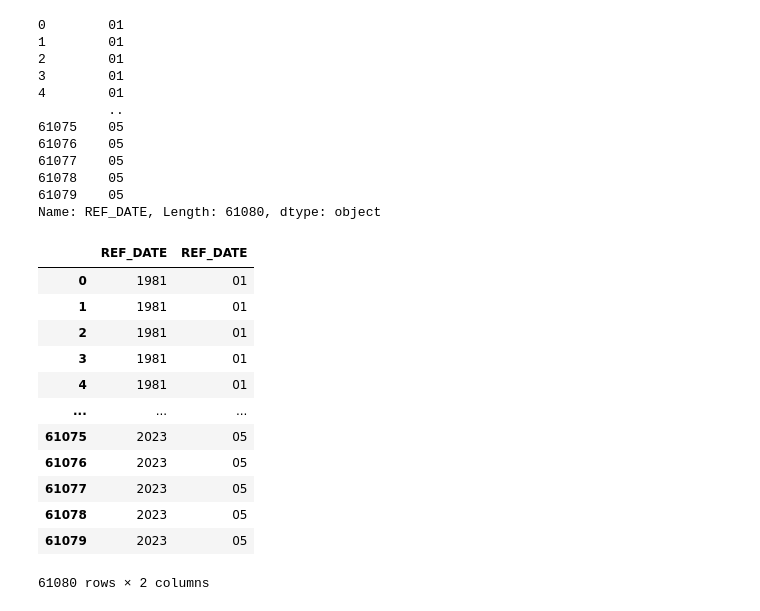
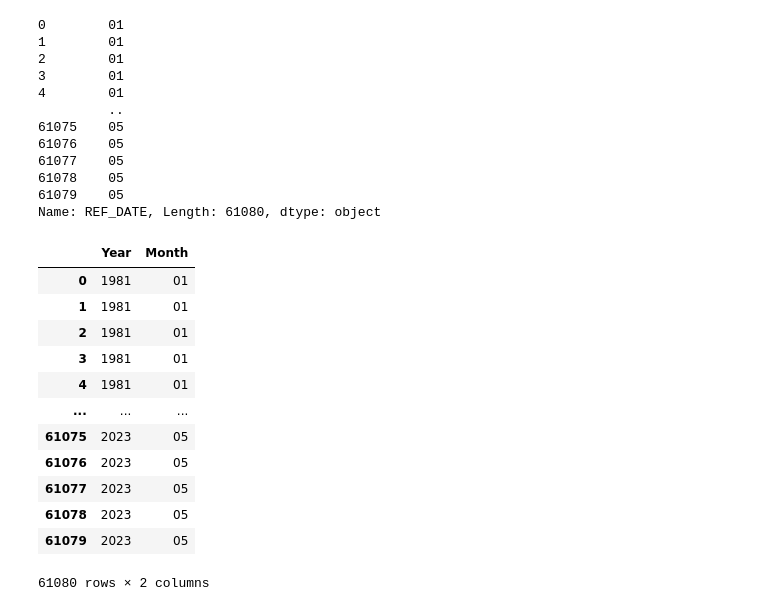
Before and after one commit to Ao-27/Project1_Group1_HousingMarket, a Jupyter notebook: group1_housing_solution.ipynb, the cells around one changed output. Cells and saved outputs as stored; diff of their text form; code cells hidden in the pictures.

```diff
--- a/group1_housing_solution.ipynb
+++ b/group1_housing_solution.ipynb
@@ -9,8 +9,8 @@ import pandas as pd
 Main_csv_path = Path("Resources/18100205.csv")
 Metadata_csv_path = Path("Resources/18100205_MetaData.csv")
 
-Main_StatsCan_IndexDF = pd.read_csv(Main_csv_path, encoding="UTF-8")
-Metadata_DF = pd.read_csv(Metadata_csv_path, encoding="UTF-8")
+Main_StatsCan_IndexDF = pd.read_csv(Main_csv_path, encoding="UTF-8-Sig")
+Metadata_DF = pd.read_csv(Metadata_csv_path, encoding="UTF-8-Sig")
 
 Main_StatsCan_IndexDF.tail()
 # %% [output]
@@ -30,6 +30,12 @@ Metadata_DF.head()
 | 2 | New housing price indexes | NaN | NaN | NaN | NaN | NaN | NaN | ... |
 | Dimension ID | Member Name | Classification Code | Member ID | Parent Member ID | Terminated | Member Notes | Member Definitions | ... |
 # %%
+# Select necessary columns for initial data cleaning processes.
+
 reduced_main_df = Main_StatsCan_IndexDF[["REF_DATE","GEO","New housing price indexes","UOM","VALUE","STATUS","DECIMALS"]]
-reduced_main_df.head()
+#reduced_main_df.head()
+
+reduced_main_df.columns.values[2] = "NewHousePrice_Index_Type" #Replaced column name of "New housing price indexes".
+
+reduced_main_df.tail()
 # %% [output]
@@ -103,9 +117,9 @@ Manual_Merge
 Orig_Year_series = pd.Series(reduced_main_df["REF_DATE"])
 Year_Split = Orig_Year_series.str.split('-')
 
-Year = Year_Split.str.get(0) #access the first element for eventual "column1"
+Row_Year = Year_Split.str.get(0) #access the first element for eventual "column1"
 
-Year
+Row_Year
 # %% [output]
 0        1981
 1        1981
@@ -120,9 +134,9 @@ Year
 61079    2023
 Name: REF_DATE, Length: 61080, dtype: object
 # %%
-Month = Year_Split.str.get(1) #access the first element for eventual "column1"
+Row_Month = Year_Split.str.get(1) #access the first element for eventual "column1"
 
-Month
+Row_Month
 # %% [output]
 0        01
 1        01
@@ -137,11 +151,19 @@ Month
 61079    05
 Name: REF_DATE, Length: 61080, dtype: object
 # %%
-Manual_Merge_date = pd.concat([Year,Month], axis=1) #axis=1 is using "column 1" to merge.
+Manual_Merge_date = pd.concat([Row_Year,Row_Month], axis=1) #axis=1 is using "column 1" to merge.
 
 Manual_Merge_date
+
+#Rename Options presented via => https://www.geeksforgeeks.org/rename-specific-columns-in-pandas/
+Manual_Merge_date.columns.values[0] = "Year"
+Manual_Merge_date.columns.values[1] = "Month"
+
+Manual_Merge_date
+#BEST PRACTICE MIGHT BE TO RENAME RIGHT AWAY "HERE" ... to save coding time later.
+#KEY REMINDER ... if we need the month to be transformed into "1" intstead of "01" (IE: INT from TEXT/VARCHAR) ... here is probably the best place as well.
 # %% [output]
-|  | REF_DATE | REF_DATE |
+|  | Year | Month |
 | 0 | 1981 | 01 |
 | 1 | 1981 | 01 |
 | 2 | 1981 | 01 |
```
Also changed, not shown: parts of 9 cells of this notebook, 1 other file.
